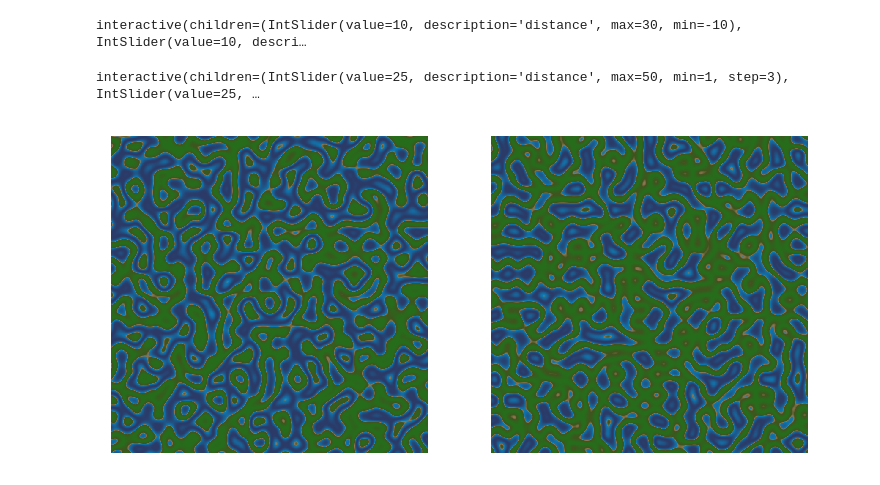
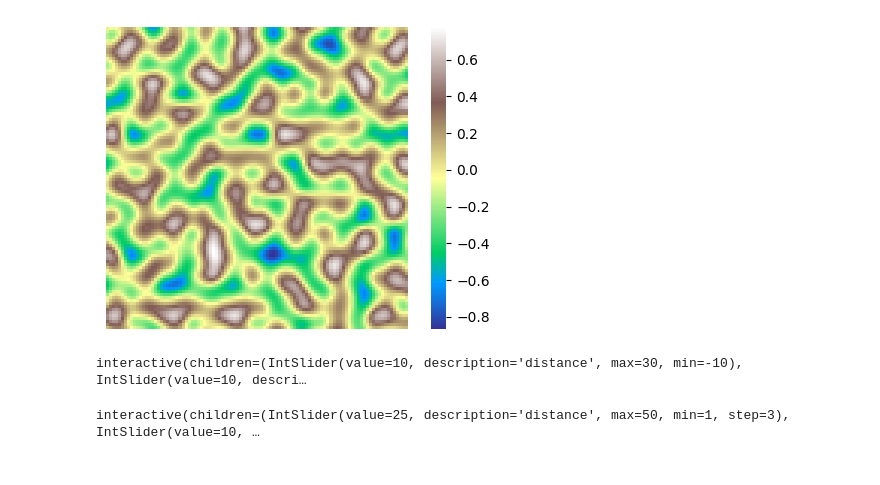
Before and after one commit to Lerqiu/AI4Games-project, a Jupyter notebook: notebook.ipynb, the cells around one changed output. Drawn from its saved outputs; the diff is of its cells as text; code cells hidden in the pictures.

```diff
--- a/notebook.ipynb
+++ b/notebook.ipynb
@@ -17,14 +26,21 @@ Heatmap(perlin(5, 20), perlin(10, 20), perlin(15, 20), cmap=colors(["darkorange"
+# %%
+# kolorowanko
+# https://matplotlib.org/stable/tutorials/colors/colormapnorms.html#twoslopenorm-different-mapping-on-either-side-of-a-center
+import matplotlib.colors as colors
+
+colors_undersea = plt.cm.terrain(np.linspace(0, 0.05, 256))
+colors_land = plt.cm.terrain(np.linspace(0.25, 1, 256))
+all_colors = np.vstack((colors_undersea, colors_land))
+terrain = colors.LinearSegmentedColormap.from_list('terrain', all_colors)
+
+Heatmap(perlin(10, 10), cmap="terrain", cbar=True)
+# %% [output]
+[figure, added]
 # %%
-# Simplest noise rendering
 Noise(perlin, distance = 10, resolution = 10)
 
-# Restricted (start, end, step) and cbar is passed to heatmap:
-Noise(perlin, distance = (1, 50, 3), resolution = (1, 50, 1), cbar = True)
+# restricted (start, end, step):
+Noise(perlin, distance = (1, 50, 3), resolution = (1, 20, 1))
 # %% [output]
 interactive(children=(IntSlider(value=10, description='distance', max=30, min=-10), IntSlider(value=10, descri…
-interactive(children=(IntSlider(value=25, description='distance', max=50, min=1, step=3), IntSlider(value=25, …
+interactive(children=(IntSlider(value=25, description='distance', max=50, min=1, step=3), IntSlider(value=10, …
-# %%
-# Voodoo
-Heatmap(np.sin(perlin(15, 50) * 2*np.pi), np.cos(perlin(15, 50) * 2*np.pi), scale = 1.5)
-# %% [output]
-[figure, removed]
```
Also changed, not shown: parts of 3 cells of this notebook.
